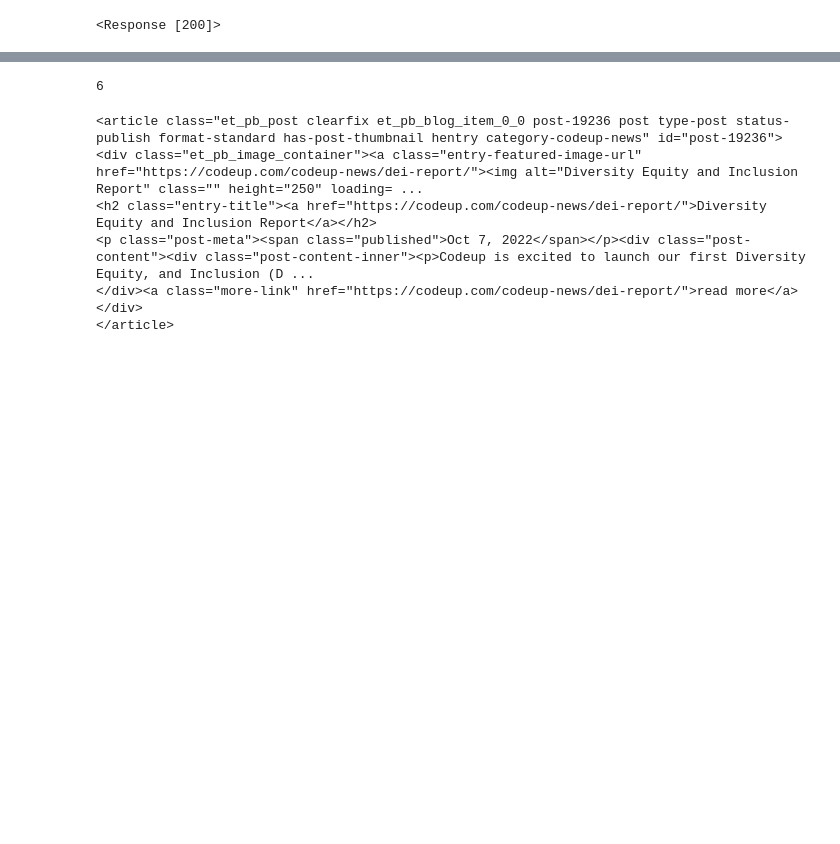
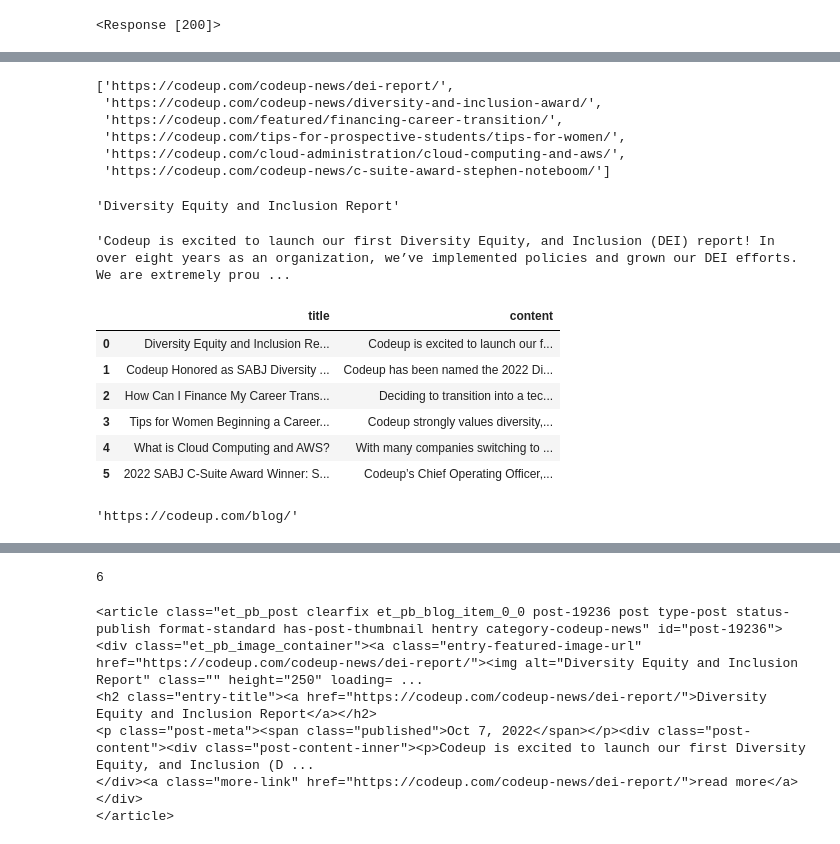
Before and after one commit to morgancross2/natural-language-processing-exercises, a Jupyter notebook: acquire_exercises.ipynb, the cells around one changed output, grey strips where cells are left out. Drawn from its saved outputs; the diff is of its cells as text; code cells hidden in the pictures; blank space fills up the shorter version.

```diff
--- a/acquire_exercises.ipynb
+++ b/acquire_exercises.ipynb
@@ -14,0 +30,43 @@ soup = BeautifulSoup(requests.get(url, headers=headers).content, 'html.parser')
+# %%
+def get_blogs_urls(url, header = {'User-Agent': 'Codeup Data Science'}):
+    soup = BeautifulSoup(requests.get(url, headers=header).content, 'html.parser')
+    return [link['href'] for link in soup.select('a.more-link')]
+# %%
+get_blogs_urls(url)
+# %% [output]
+['https://codeup.com/codeup-news/dei-report/',
+ 'https://codeup.com/codeup-news/diversity-and-inclusion-award/',
+ 'https://codeup.com/featured/financing-career-transition/',
+ 'https://codeup.com/tips-for-prospective-students/tips-for-women/',
+ 'https://codeup.com/cloud-administration/cloud-computing-and-aws/',
+ 'https://codeup.com/codeup-news/c-suite-award-stephen-noteboom/']
+# %%
+article_soup = BeautifulSoup(requests.get('https://codeup.com/codeup-news/dei-report/', headers=headers).content)
+# %%
+article_soup.select_one('h1.entry-title').text
+# %% [output]
+'Diversity Equity and Inclusion Report'
+# %%
+article_soup.select_one('div.entry-content').text.strip()
+# %% [output]
+'Codeup is excited to launch our first Diversity Equity, and Inclusion (DEI) report! In over eight years as an organization, we’ve implemented policies and grown our DEI efforts. We are extremely prou ...
+# %%
+def get_blog_content(base_url):
+    urls = get_blogs_urls(base_url)
+    output = []
+    for blog in urls:
+        article_soup = BeautifulSoup(requests.get(blog, headers=headers).content)
+        blog_output = {'title': article_soup.select_one('h1.entry-title').text,
+        'content': article_soup.select_one('div.entry-content').text.strip()}
+        output.append(blog_output)
+    return pd.DataFrame(output)
+# %%
+get_blog_content(url)
+# %% [output]
+|  | title | content |
+| 0 | Diversity Equity and Inclusion Re... | Codeup is excited to launch our f... |
+| 1 | Codeup Honored as SABJ Diversity ... | Codeup has been named the 2022 Di... |
+| 2 | How Can I Finance My Career Trans... | Deciding to transition into a tec... |
+| 3 | Tips for Women Beginning a Career... | Codeup strongly values diversity,... |
+| 4 | What is Cloud Computing and AWS? | With many companies switching to ... |
+| 5 | 2022 SABJ C-Suite Award Winner: S... | Codeup’s Chief Operating Officer,... |
@@ -14,0 +75,4 @@ soup = BeautifulSoup(requests.get(url, headers=headers).content, 'html.parser')
+# %%
+url
+# %% [output]
+'https://codeup.com/blog/'
```
Also changed, not shown: parts of 24 cells of this notebook, 1 other file.
